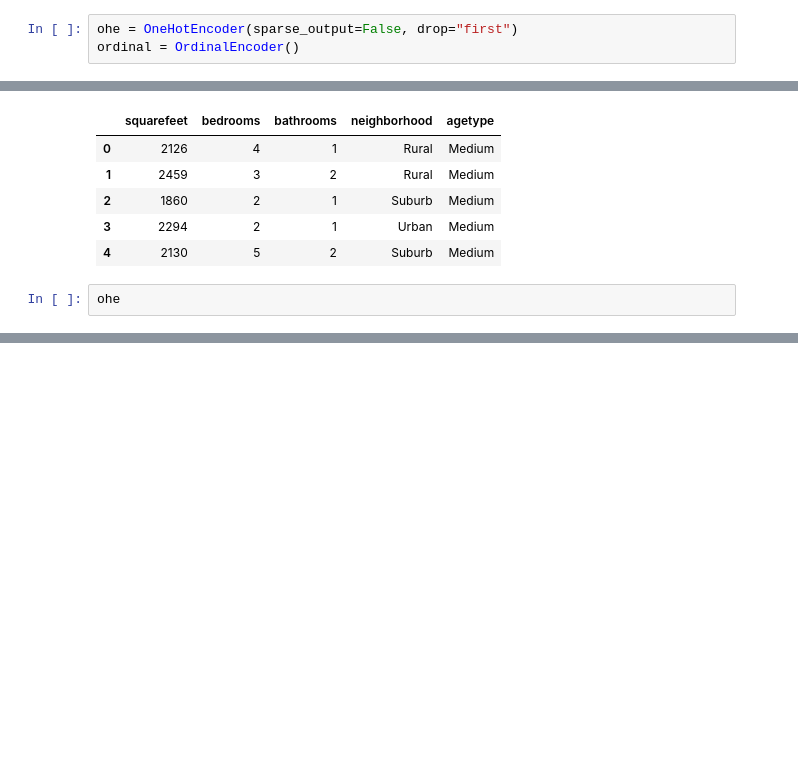
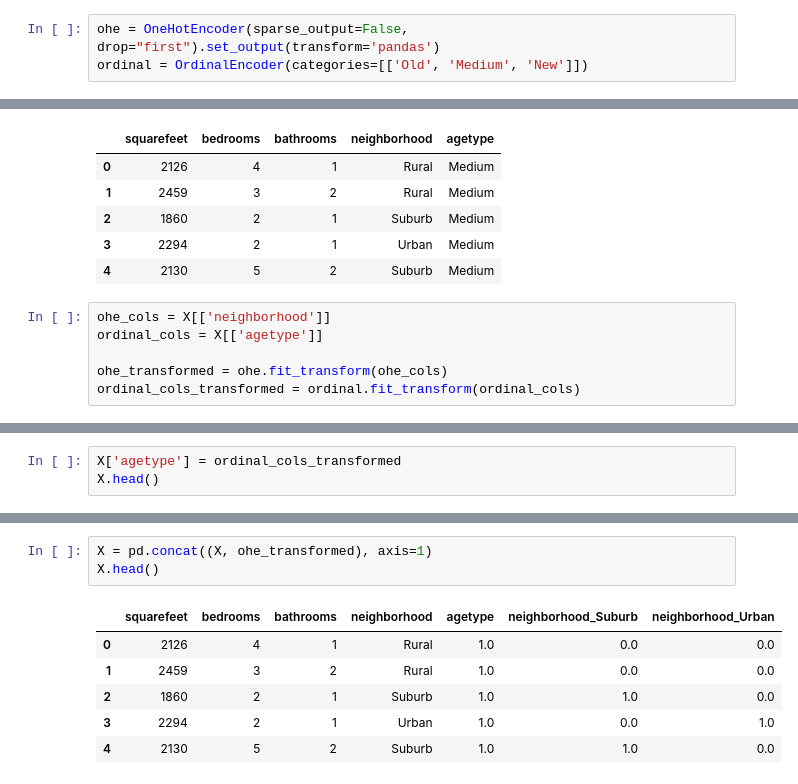
Before and after one commit to atharvadhumal03/HousePricePredictor-Regression, a Jupyter notebook: RegressionModel.ipynb, the cells around one changed output, grey strips where cells are left out. Cells and saved outputs as stored; diff of their text form; blank space fills up the shorter version.

```diff
--- a/RegressionModel.ipynb
+++ b/RegressionModel.ipynb
@@ -187,8 +187,8 @@ from sklearn.model_selection import train_test_split
 # from sklearn.pipeline import Pipeline
 from sklearn.linear_model import LinearRegression
 # %%
-ohe = OneHotEncoder(sparse_output=False, drop="first")
-ordinal = OrdinalEncoder()
+ohe = OneHotEncoder(sparse_output=False, drop="first").set_output(transform='pandas')
+ordinal = OrdinalEncoder(categories=[['Old', 'Medium', 'New']])
 # %%
 X.head()
 # %% [output]
@@ -199,4 +199,8 @@ X.head()
 | 3 | 2294 | 2 | 1 | Urban | Medium |
 | 4 | 2130 | 5 | 2 | Suburb | Medium |
 # %%
-ohe
+ohe_cols = X[['neighborhood']]
+ordinal_cols = X[['agetype']]
+
+ohe_transformed = ohe.fit_transform(ohe_cols)
+ordinal_cols_transformed = ordinal.fit_transform(ordinal_cols)
@@ -202,0 +226,3 @@ ohe
+# %%
+X['agetype'] = ordinal_cols_transformed
+X.head()
@@ -202,0 +244,10 @@ ohe
+# %%
+X = pd.concat((X, ohe_transformed), axis=1)
+X.head()
+# %% [output]
+|  | squarefeet | bedrooms | bathrooms | neighborhood | agetype | neighborhood_Suburb | neighborhood_Urban |
+| 0 | 2126 | 4 | 1 | Rural | 1.0 | 0.0 | 0.0 |
+| 1 | 2459 | 3 | 2 | Rural | 1.0 | 0.0 | 0.0 |
+| 2 | 1860 | 2 | 1 | Suburb | 1.0 | 1.0 | 0.0 |
+| 3 | 2294 | 2 | 1 | Urban | 1.0 | 0.0 | 1.0 |
+| 4 | 2130 | 5 | 2 | Suburb | 1.0 | 1.0 | 0.0 |
```
Also changed, not shown: parts of 5 cells of this notebook.
